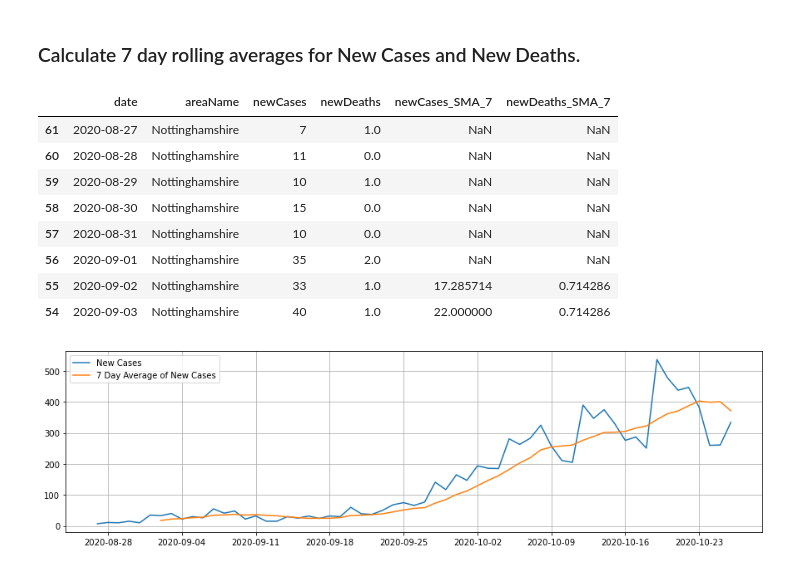
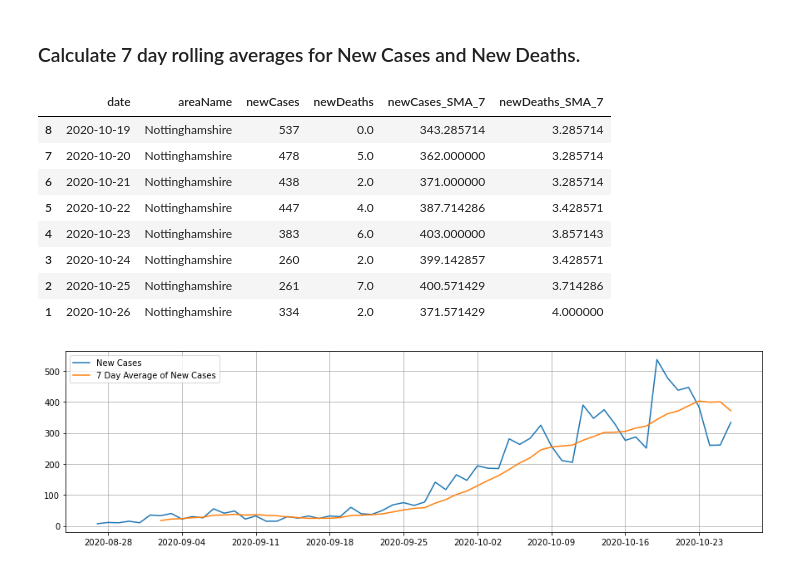
Before and after one commit to bcdobbs/Covid19, a Jupyter notebook: NottinghamshireCV19Data.ipynb, the cells around one changed output. Drawn from its saved outputs; the diff is of its cells as text; code cells hidden in the pictures.

Commit message:
Displayes tail 8 of data frame after sorting.

```diff
--- a/NottinghamshireCV19Data.ipynb
+++ b/NottinghamshireCV19Data.ipynb
@@ -54,18 +55,18 @@ df = df.sort_values(by="date")
 # %%
 df['newCases_SMA_7'] = df["newCases"].rolling(window=7).mean()
 df['newDeaths_SMA_7'] = df["newDeaths"].rolling(window=7).mean()
 
-df.head(8)
+df.tail(8)
 # %% [output]
 |  | date | areaName | newCases | newDeaths | newCases_SMA_7 | newDeaths_SMA_7 |
-| 61 | 2020-08-27 | Nottinghamshire | 7 | 1.0 | NaN | NaN |
-| 60 | 2020-08-28 | Nottinghamshire | 11 | 0.0 | NaN | NaN |
-| 59 | 2020-08-29 | Nottinghamshire | 10 | 1.0 | NaN | NaN |
-| 58 | 2020-08-30 | Nottinghamshire | 15 | 0.0 | NaN | NaN |
-| 57 | 2020-08-31 | Nottinghamshire | 10 | 0.0 | NaN | NaN |
-| 56 | 2020-09-01 | Nottinghamshire | 35 | 2.0 | NaN | NaN |
-| 55 | 2020-09-02 | Nottinghamshire | 33 | 1.0 | 17.285714 | 0.714286 |
-| 54 | 2020-09-03 | Nottinghamshire | 40 | 1.0 | 22.000000 | 0.714286 |
+| 8 | 2020-10-19 | Nottinghamshire | 537 | 0.0 | 343.285714 | 3.285714 |
+| 7 | 2020-10-20 | Nottinghamshire | 478 | 5.0 | 362.000000 | 3.285714 |
+| 6 | 2020-10-21 | Nottinghamshire | 438 | 2.0 | 371.000000 | 3.285714 |
+| 5 | 2020-10-22 | Nottinghamshire | 447 | 4.0 | 387.714286 | 3.428571 |
+| 4 | 2020-10-23 | Nottinghamshire | 383 | 6.0 | 403.000000 | 3.857143 |
+| 3 | 2020-10-24 | Nottinghamshire | 260 | 2.0 | 399.142857 | 3.428571 |
+| 2 | 2020-10-25 | Nottinghamshire | 261 | 7.0 | 400.571429 | 3.714286 |
+| 1 | 2020-10-26 | Nottinghamshire | 334 | 2.0 | 371.571429 | 4.000000 |
 # %%
 plt.figure(figsize=[15,4])
 plt.grid(True)
```
Also changed, not shown: parts of 1 cell of this notebook, 3 other files.
